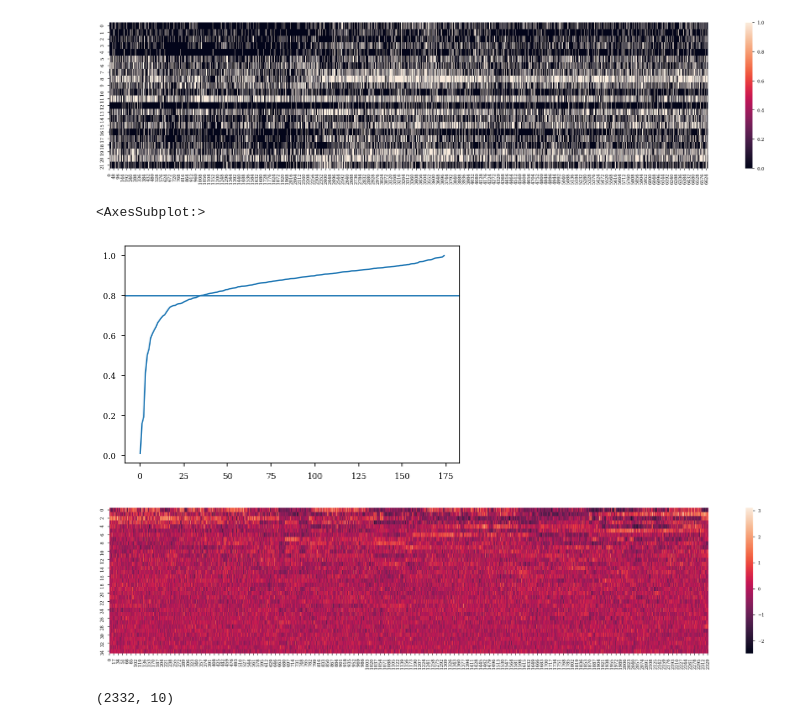
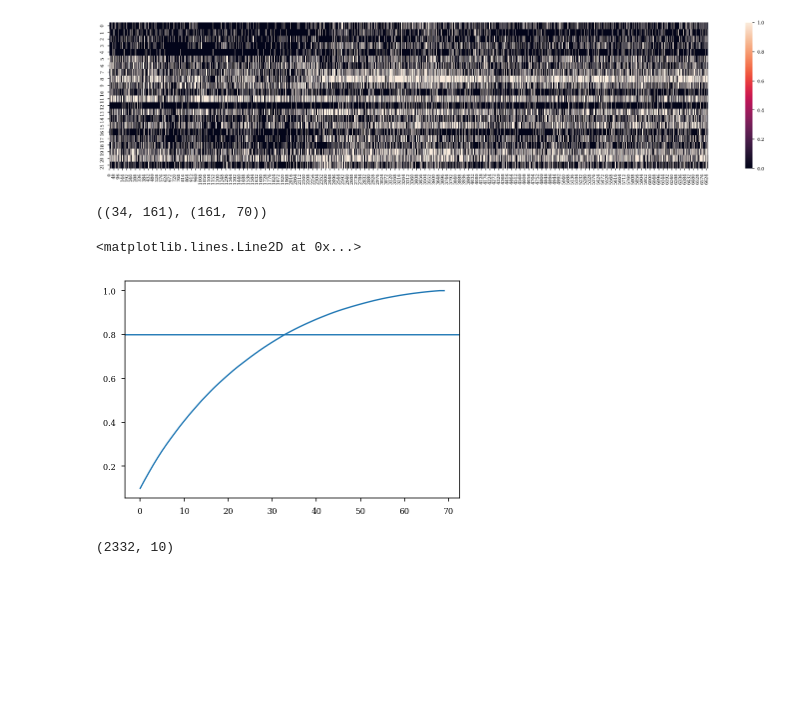
Before and after one commit to ryanharvey1/ripple_heterogeneity, a Jupyter notebook: scripts/readout/predict_downsteam.ipynb, the cells around one changed output. Saved outputs shown, nothing was run; the diff lists cells and outputs as text; code cells hidden in the pictures; blank space fills up the shorter version.

```diff
--- a/scripts/readout/predict_downsteam.ipynb
+++ b/scripts/readout/predict_downsteam.ipynb
@@ -99,6 +138,7 @@ results
 ## Testing below
 # %%
 basepath = r"Z:\Data\HMC1\day8"
+basepath = r"Z:\Data\AYAold\AYA9\day14"
 
 st, cell_metrics = loading.load_spikes(basepath,brainRegion=["CA1","PFC","MEC"])
 cell_metrics = add_new_deep_sup.deep_sup_from_deepSuperficialDistance(cell_metrics)
@@ -181,22 +221,26 @@ mec_sup_idx = cell_metrics.brainRegion.str.contains("MEC").values
 
 pfc_par = functions.get_participation(st.iloc[:,pfc_deep_idx].data,ripple_epochs.starts, ripple_epochs.stops,par_type="binary")
 mec_par = functions.get_participation(st.iloc[:,mec_sup_idx].data,ripple_epochs.starts, ripple_epochs.stops,par_type="binary")
+# %%
+pca = PCA(n_components=0.8,svd_solver='full').fit(mec_par.T)
+pca.components_.shape, mec_par.shape
+# %% [output]
+((34, 161), (161, 70))
 # %%
 from sklearn.decomposition import PCA
 # pfc_par
-pca = PCA().fit(pfc_par.T)
-plt.plot(1-pca.explained_variance_)
+pca = PCA().fit(mec_par.T)
+plt.plot(pca.explained_variance_ratio_.cumsum())
 plt.axhline(.8)
 
-n_components = np.where(1-pca.explained_variance_ >= .8)[0][0]
+# n_components = np.where(1-pca.explained_variance_ >= .8)[0][0]
 
-X_transformed = PCA(n_components=n_components).fit_transform(pfc_par.T)
-plt.figure(figsize=(25,5))
-sns.heatmap(X_transformed.T)
+# X_transformed = PCA(n_components=n_components).fit_transform(pfc_par.T)
+# plt.figure(figsize=(25,5))
+# sns.heatmap(X_transformed.T)
 # %% [output]
-<AxesSubplot:>
+<matplotlib.lines.Line2D at 0x...>
-[figure, old version]
+[figure, new version]
-[figure, removed]
 # %%
 from sklearn.manifold import Isomap
 embedding = Isomap(n_components=10)
```
Also changed, not shown: parts of 9 cells of this notebook.
